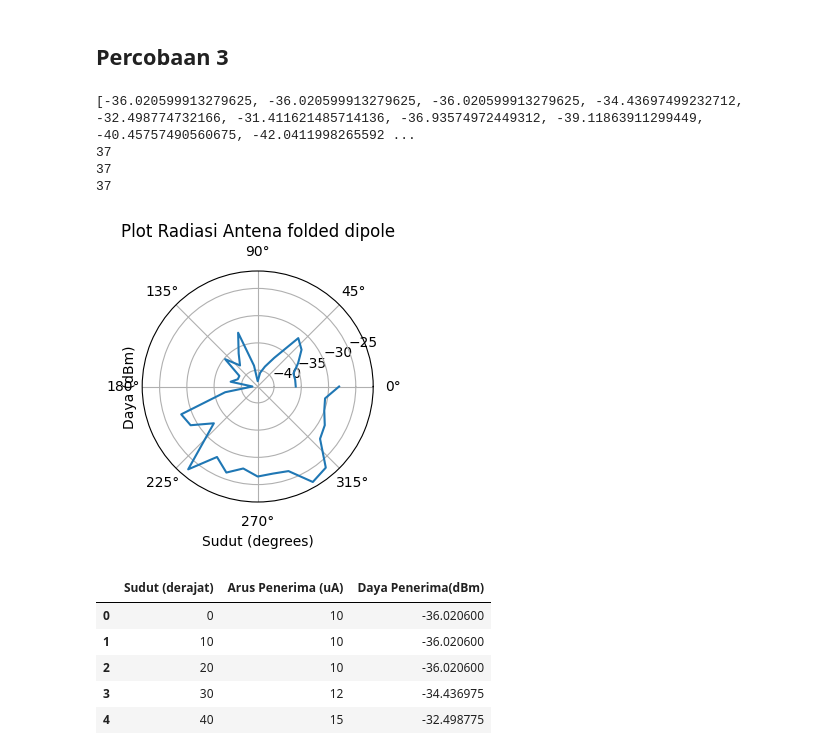
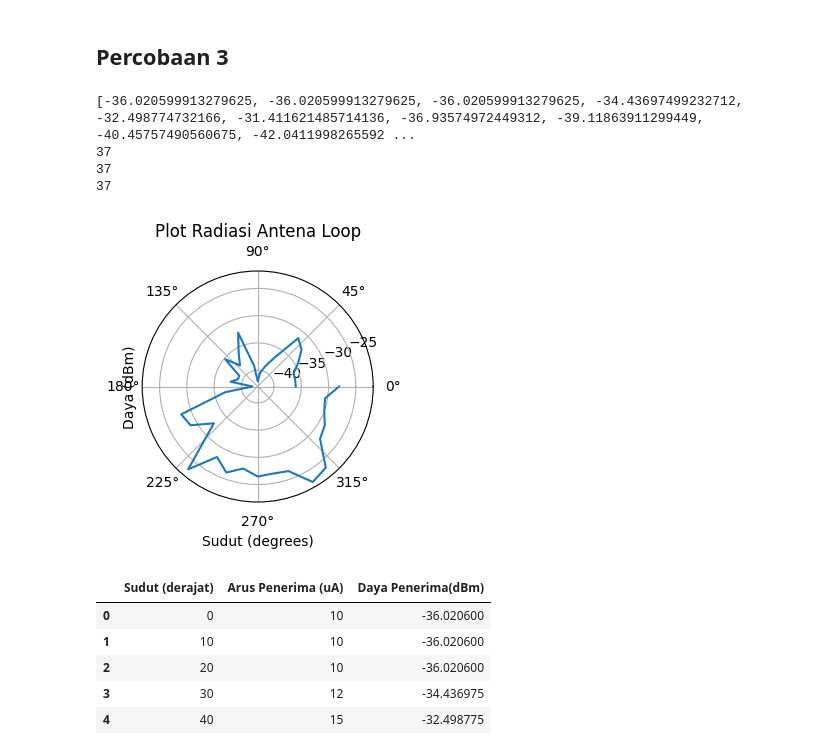
Before and after one commit to IAmNewbe/Telecom_pract, a Jupyter notebook: p2.ipynb, the cells around one changed output. Cells and saved outputs as stored; diff of their text form; code cells hidden in the pictures.

```diff
--- a/p2.ipynb
+++ b/p2.ipynb
@@ -226,35 +226,35 @@ arus = [ 10, 10, 10, 12, 15, 17, 9, 7, 6, 5, 7, 15, 10, 8, 11,
 daya_antena = []
 for nilai in arus:
   daya_antena.append((20 * math.log10(nilai*0.000001)) + (20 * math.log10(50))+ 30)
 print(daya_antena)
 print(len(daya_antena))
 # Data sudut dalam derajat
 sudut = np.arange(0, 370, 10)
 print(len(sudut))
 # Data daya antena (misalnya dalam dB)
 # daya_antena = [20, 25, 30, 35, 40, 45, 50, 45, 40, 35, 30, 25, 20,10, 20, 25, 30, 35, 40, 45, 50, 45, 40, 35, ]
 print(len(daya_antena))
 # Ubah sudut ke radian
 sudut_rad = np.radians(sudut)
 
 # Konversi daya dari dB ke faktor
 daya_faktor = 10**(np.array(daya_antena)/10)
 
 
 # Plot radiasi antena
 plt.figure(figsize=(4, 3))
 plt.polar(sudut_rad, daya_antena)
-plt.title('Plot Radiasi Antena folded dipole')
+plt.title('Plot Radiasi Antena Loop')
 plt.xlabel('Sudut (degrees)')
 plt.ylabel('Daya (dBm)')
 plt.grid(True)
 plt.show()
 # %% [output]
 [-36.020599913279625, -36.020599913279625, -36.020599913279625, -34.43697499232712, -32.498774732166, -31.411621485714136, -36.93574972449312, -39.11863911299449, -40.45757490560675, -42.0411998265592 ...
 37
 37
 37
-[figure, old version]
+[figure, new version]
 # %%
 import pandas as pd
 
```
Also changed, not shown: parts of 2 cells of this notebook.
